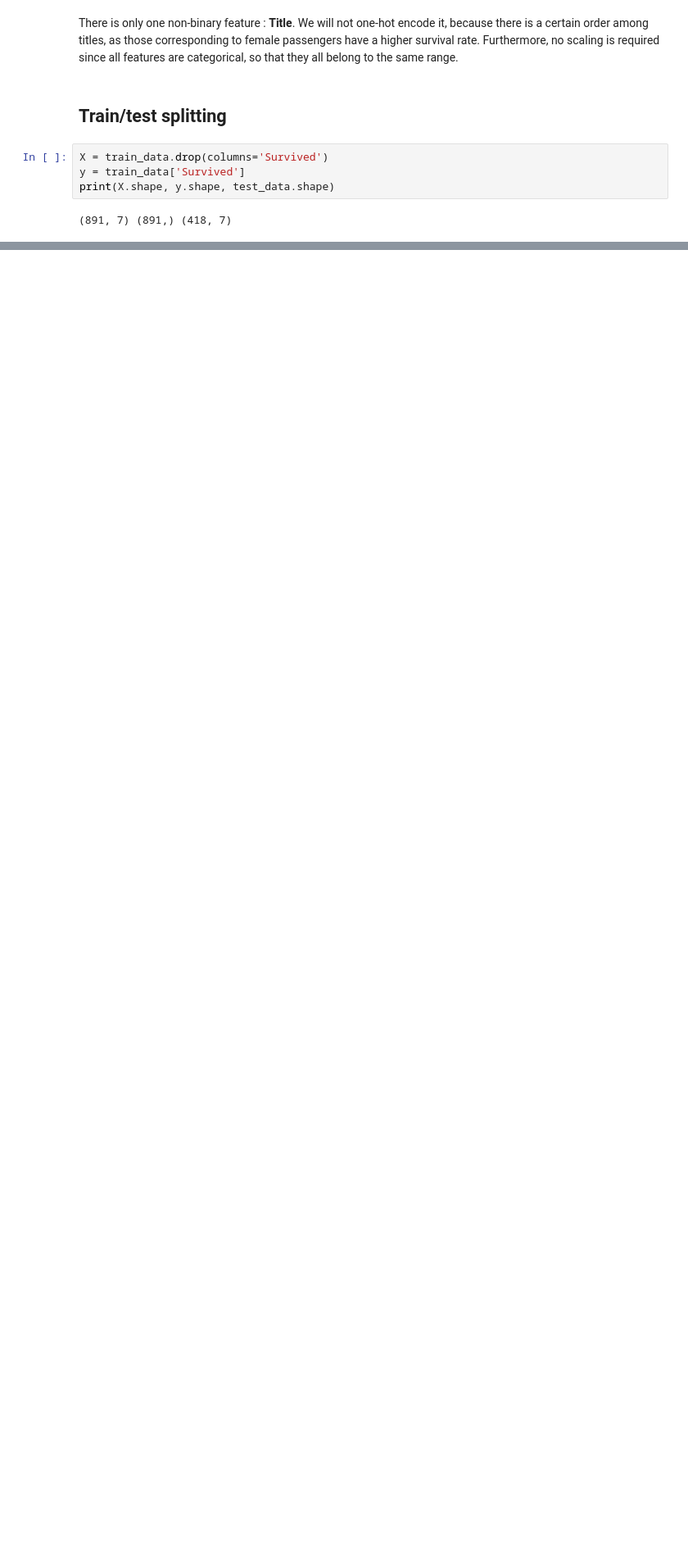
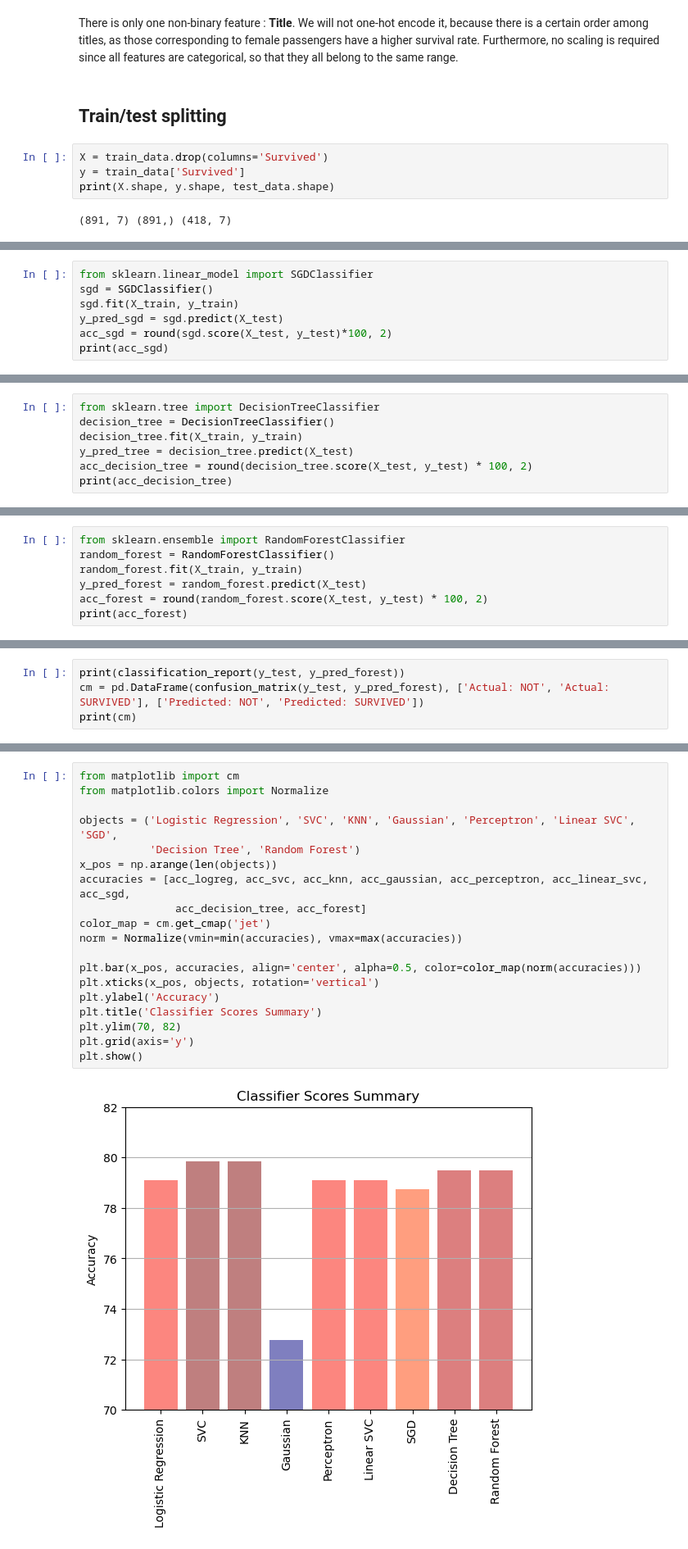
Before and after one commit to FrankLloyd83/kaggle_titanic, a Jupyter notebook: titanic.ipynb, the cells around one changed output, grey strips where cells are left out. Shown at 82% size. Drawn from its saved outputs; the diff is of its cells as text; blank space fills up the shorter version.

Commit message:
Preliminary comparison of several classifiers

```diff
--- a/titanic.ipynb
+++ b/titanic.ipynb
@@ -872,0 +1052,7 @@ X_train, X_test, y_train, y_test = train_test_split(X, y, test_size=0.3, random_
+# %%
+from sklearn.linear_model import SGDClassifier
+sgd = SGDClassifier()
+sgd.fit(X_train, y_train)
+y_pred_sgd = sgd.predict(X_test)
+acc_sgd = round(sgd.score(X_test, y_test)*100, 2)
+print(acc_sgd)
@@ -872,0 +1080,7 @@ X_train, X_test, y_train, y_test = train_test_split(X, y, test_size=0.3, random_
+# %%
+from sklearn.tree import DecisionTreeClassifier
+decision_tree = DecisionTreeClassifier()
+decision_tree.fit(X_train, y_train)
+y_pred_tree = decision_tree.predict(X_test)
+acc_decision_tree = round(decision_tree.score(X_test, y_test) * 100, 2)
+print(acc_decision_tree)
@@ -872,0 +1108,7 @@ X_train, X_test, y_train, y_test = train_test_split(X, y, test_size=0.3, random_
+# %%
+from sklearn.ensemble import RandomForestClassifier
+random_forest = RandomForestClassifier()
+random_forest.fit(X_train, y_train)
+y_pred_forest = random_forest.predict(X_test)
+acc_forest = round(random_forest.score(X_test, y_test) * 100, 2)
+print(acc_forest)
@@ -872,0 +1117,4 @@ X_train, X_test, y_train, y_test = train_test_split(X, y, test_size=0.3, random_
+# %%
+print(classification_report(y_test, y_pred_forest))
+cm = pd.DataFrame(confusion_matrix(y_test, y_pred_forest), ['Actual: NOT', 'Actual: SURVIVED'], ['Predicted: NOT', 'Predicted: SURVIVED'])
+print(cm)
@@ -872,0 +1138,21 @@ X_train, X_test, y_train, y_test = train_test_split(X, y, test_size=0.3, random_
+# %%
+from matplotlib import cm
+from matplotlib.colors import Normalize
+
+objects = ('Logistic Regression', 'SVC', 'KNN', 'Gaussian', 'Perceptron', 'Linear SVC', 'SGD',
+           'Decision Tree', 'Random Forest')
+x_pos = np.arange(len(objects))
+accuracies = [acc_logreg, acc_svc, acc_knn, acc_gaussian, acc_perceptron, acc_linear_svc, acc_sgd,
+               acc_decision_tree, acc_forest]
+color_map = cm.get_cmap('jet')
+norm = Normalize(vmin=min(accuracies), vmax=max(accuracies))
+
+plt.bar(x_pos, accuracies, align='center', alpha=0.5, color=color_map(norm(accuracies)))
+plt.xticks(x_pos, objects, rotation='vertical')
+plt.ylabel('Accuracy')
+plt.title('Classifier Scores Summary')
+plt.ylim(70, 82)
+plt.grid(axis='y')
+plt.show()
+# %% [output]
+[figure, added]
```
Also changed, not shown: parts of 33 cells of this notebook.
